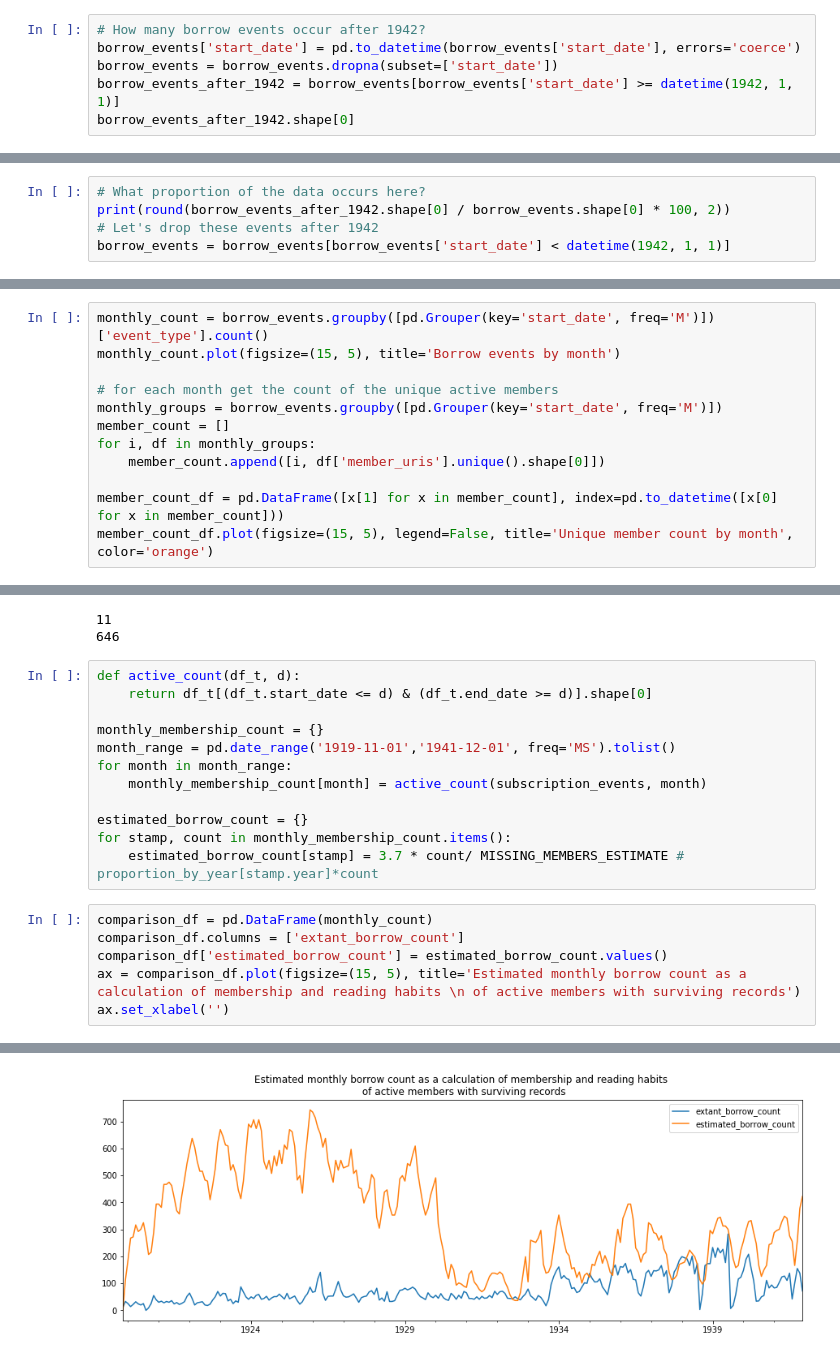
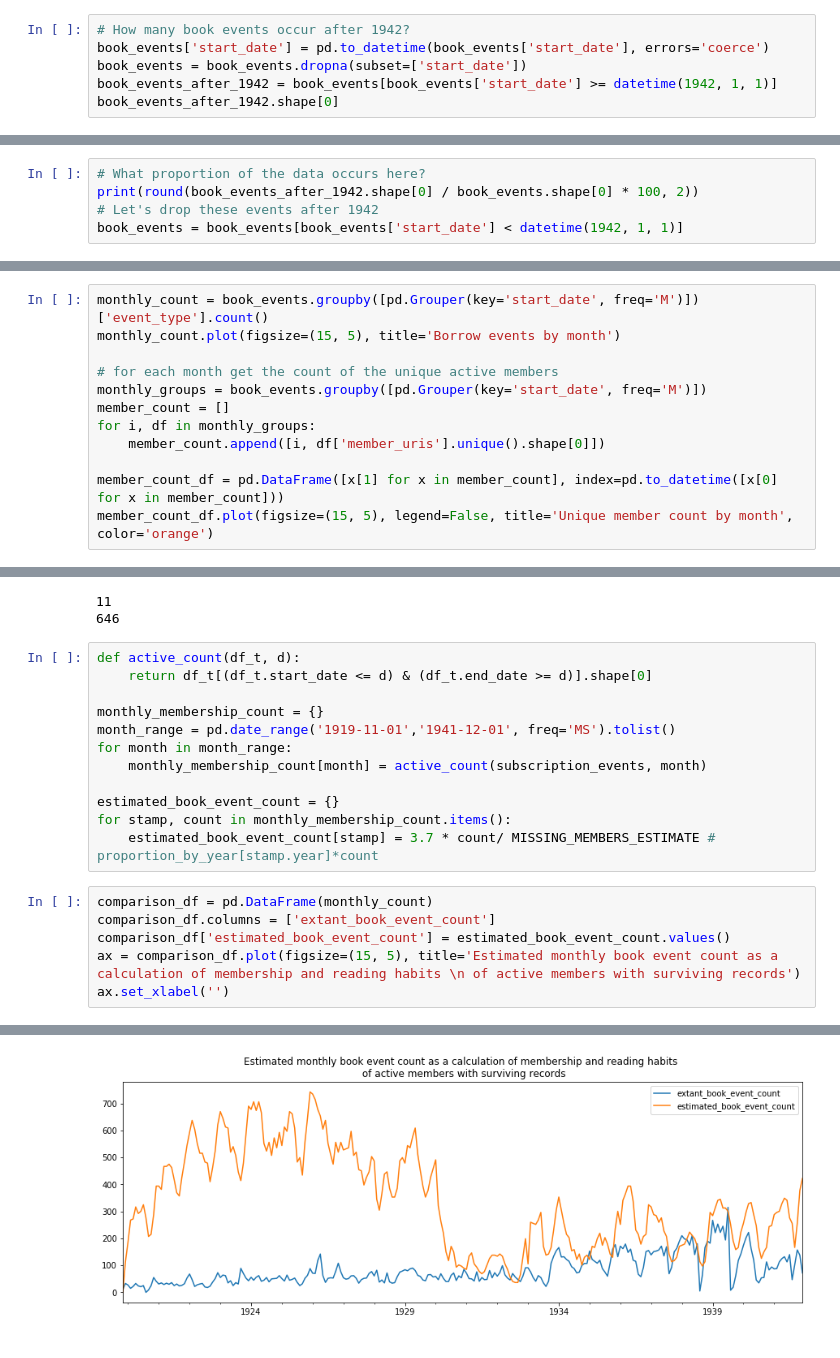
Before and after one commit to kmcelwee/sco-missing-data, a Jupyter notebook: book-activity.ipynb, the cells around one changed output, grey strips where cells are left out. Cells and saved outputs as stored; diff of their text form.

```diff
--- a/book-activity.ipynb
+++ b/book-activity.ipynb
@@ -48,7 +48,7 @@ borrow_events = borrow_events.dropna(subset=['start_date'])
 # %%
-# How many borrow events occur after 1942?
-borrow_events['start_date'] = pd.to_datetime(borrow_events['start_date'], errors='coerce')
-borrow_events = borrow_events.dropna(subset=['start_date'])
-borrow_events_after_1942 = borrow_events[borrow_events['start_date'] >= datetime(1942, 1, 1)]
-borrow_events_after_1942.shape[0]
+# How many book events occur after 1942?
+book_events['start_date'] = pd.to_datetime(book_events['start_date'], errors='coerce')
+book_events = book_events.dropna(subset=['start_date'])
+book_events_after_1942 = book_events[book_events['start_date'] >= datetime(1942, 1, 1)]
+book_events_after_1942.shape[0]
 # %% [output]
@@ -56,6 +56,6 @@ borrow_events_after_1942.shape[0]
 # %%
 # What proportion of the data occurs here?
-print(round(borrow_events_after_1942.shape[0] / borrow_events.shape[0] * 100, 2))
+print(round(book_events_after_1942.shape[0] / book_events.shape[0] * 100, 2))
 # Let's drop these events after 1942
-borrow_events = borrow_events[borrow_events['start_date'] < datetime(1942, 1, 1)]
+book_events = book_events[book_events['start_date'] < datetime(1942, 1, 1)]
 # %% [output]
@@ -72,9 +72,9 @@ Ideally, we'd be able to extrapolate from the borrowing rates of the cards that
 # %%
-monthly_count = borrow_events.groupby([pd.Grouper(key='start_date', freq='M')])['event_type'].count()
+monthly_count = book_events.groupby([pd.Grouper(key='start_date', freq='M')])['event_type'].count()
 monthly_count.plot(figsize=(15, 5), title='Borrow events by month')
 
 # for each month get the count of the unique active members
-monthly_groups = borrow_events.groupby([pd.Grouper(key='start_date', freq='M')])
+monthly_groups = book_events.groupby([pd.Grouper(key='start_date', freq='M')])
 member_count = []
 for i, df in monthly_groups:
     member_count.append([i, df['member_uris'].unique().shape[0]])
@@ -141,16 +141,16 @@ month_range = pd.date_range('1919-11-01','1941-12-01', freq='MS').tolist()
 for month in month_range:
     monthly_membership_count[month] = active_count(subscription_events, month)
 
-estimated_borrow_count = {}
+estimated_book_event_count = {}
 for stamp, count in monthly_membership_count.items():
-    estimated_borrow_count[stamp] = 3.7 * count/ MISSING_MEMBERS_ESTIMATE # proportion_by_year[stamp.year]*count
+    estimated_book_event_count[stamp] = 3.7 * count/ MISSING_MEMBERS_ESTIMATE # proportion_by_year[stamp.year]*count
 # %%
 comparison_df = pd.DataFrame(monthly_count)
-comparison_df.columns = ['extant_borrow_count']
-comparison_df['estimated_borrow_count'] = estimated_borrow_count.values()
-ax = comparison_df.plot(figsize=(15, 5), title='Estimated monthly borrow count as a calculation of membership and reading habits \n of active members with surviving records')
+comparison_df.columns = ['extant_book_event_count']
+comparison_df['estimated_book_event_count'] = estimated_book_event_count.values()
+ax = comparison_df.plot(figsize=(15, 5), title='Estimated monthly book event count as a calculation of membership and reading habits \n of active members with surviving records')
 ax.set_xlabel('')
 # %% [output]
 Text(0.5, 0, '')
-[figure, old version]
+[figure, new version]
 # %%
```
Also changed, not shown: parts of 14 cells of this notebook.
